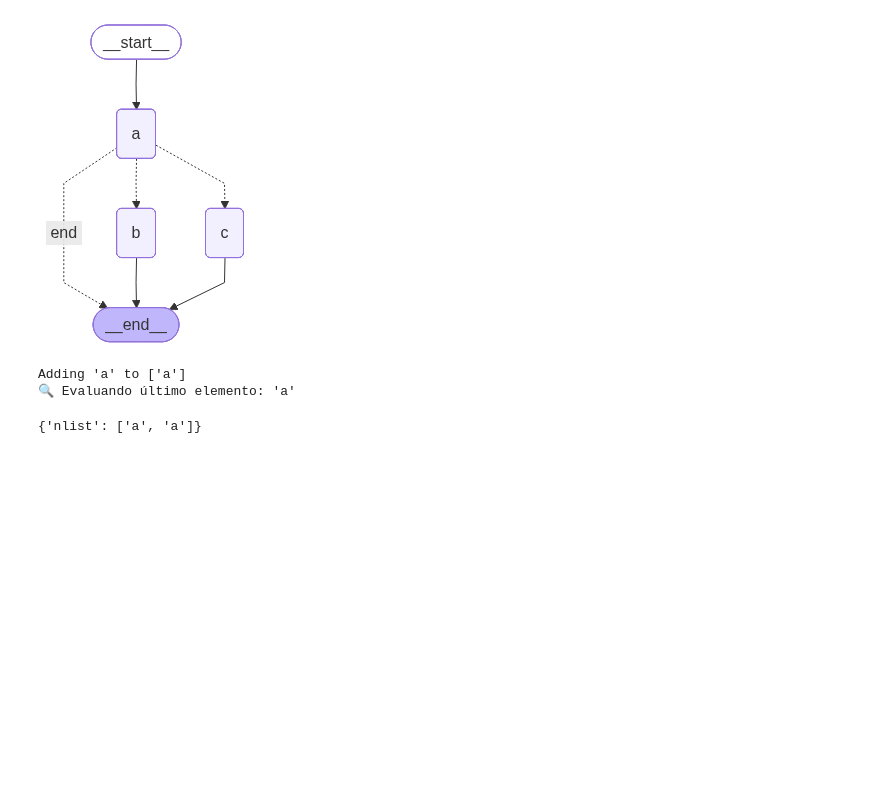
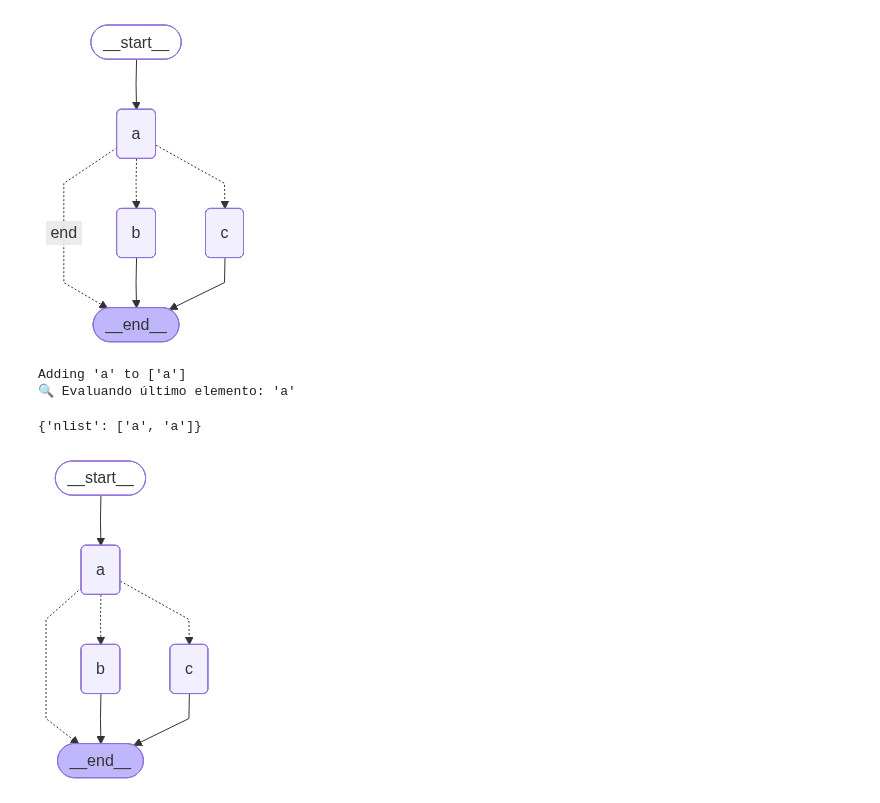
Before and after one commit to manuonda/python-project, a Jupyter notebook: courses/theneural/langgraph_workshop/langgraph_essential.ipynb, the cells around one changed output. Drawn from its saved outputs; the diff is of its cells as text; code cells hidden in the pictures; blank space fills up the shorter version.

```diff
--- a/courses/theneural/langgraph_workshop/langgraph_essential.ipynb
+++ b/courses/theneural/langgraph_workshop/langgraph_essential.ipynb
@@ -212,0 +215,70 @@ Adding 'a' to ['a']
+# %%
+# 🔧 CÓDIGO CORREGIDO - COMMAND PATTERN
+
+from IPython.display import Image, display
+import operator
+from typing import Annotated, List, Literal, TypedDict
+from langgraph.graph import END, START, StateGraph
+from langgraph.types import Command  # ✅ IMPORTACIÓN AGREGADA
+
+class State(TypedDict):
+    nlist: Annotated[List[str], operator.add]  # ← Reducer necesario
+
+def node_a(state: State) -> Command[Literal["b","c",END]]:
+    """node a - Usa Command para decidir el siguiente nodo"""
+
+    select = state["nlist"][-1]  # Último elemento
+    print(f"🔍 Node A procesando: '{select}'")
+
+    # Decidir siguiente nodo basado en el input
+    if select == "b":
+        next_node = "b"
+        print("➡️ Dirigiendo a node_b")
+    elif select == "c":
+        next_node = "c"
+        print("➡️ Dirigiendo a node_c")
+    elif select == "q":
+        next_node = END  # ✅ Usar string para END
+        print("🏁 Terminando grafo")
+    else:
+        next_node = END  # ✅ Por defecto, terminar
+        print("🏁 Input no reconocido, terminando")
+
+    # ✅ SINTAXIS CORRECTA DE Command
+    return Command(
+        update={"nlist": [f"processed_{select}"]},  # ✅ Diccionario correcto
+        goto=next_node
+    )
+
+def node_b(state: State):
+    """node b"""
+    print(f"🅱️ Node B - Adding 'b' to {state['nlist']}")
+    return {"nlist": ["b"]}
+
+def node_c(state: State):
+    """node c"""
+    print(f"🅲 Node C - Adding 'c' to {state['nlist']}")
+    return {"nlist": ["c"]}
+
+# 🏗️ CONSTRUIR EL GRAFO
+builder = StateGraph(State)
+builder.add_node("a", node_a)
+builder.add_node("b", node_b)
+builder.add_node("c", node_c)
+
+# ✅ EDGES CORRECTOS
+builder.add_edge(START, "a")
+builder.add_edge("b", END)
+builder.add_edge("c", END)
+
+graph = builder.compile()
+
+# Visualizar
+try:
+    display(Image(graph.get_graph().draw_mermaid_png()))
+except Exception as e:
+    print(f"Error generando imagen: {e}")
+    print("Diagrama en texto:")
+    print(graph.get_graph().draw_mermaid())
+# %% [output]
+[figure, added]
```
Also changed, not shown: parts of 3 cells of this notebook.
